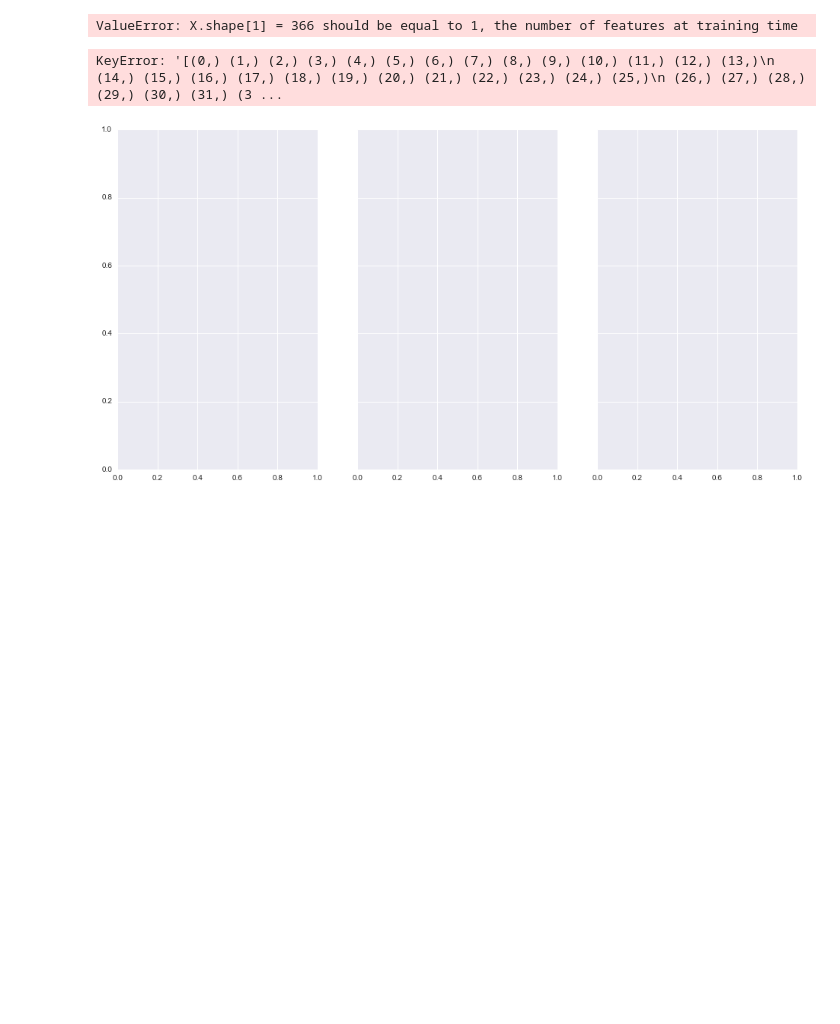
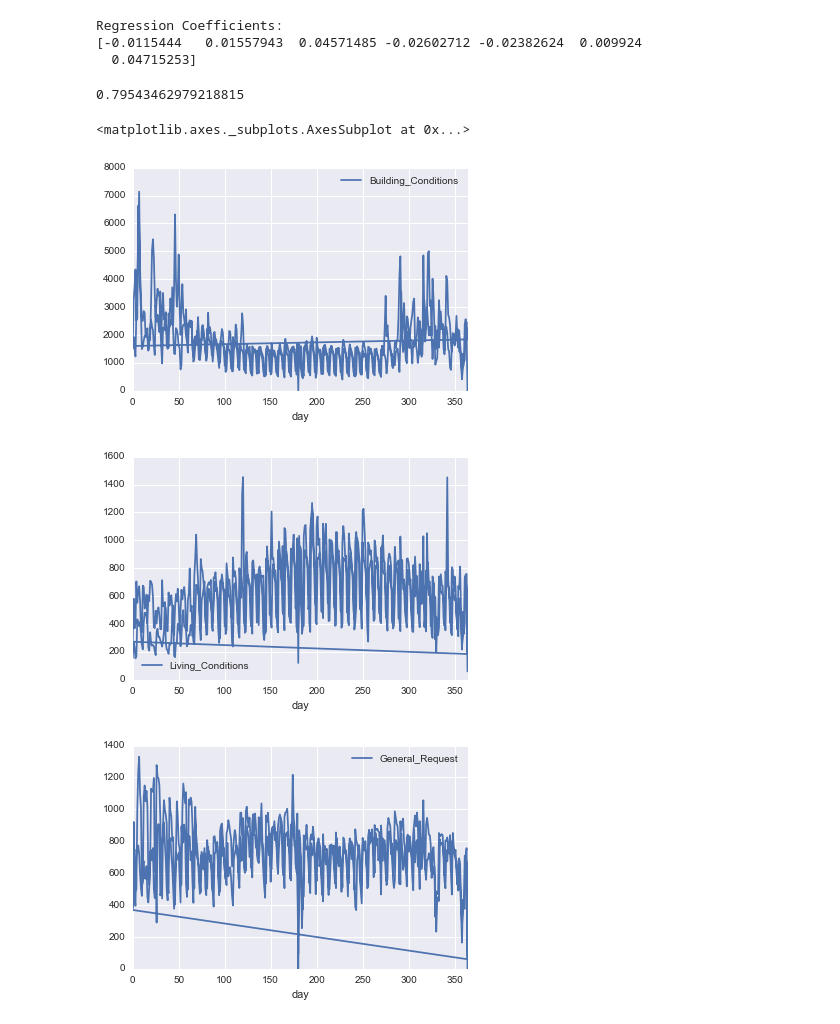
Before and after one commit to Whitepatrick/311_holidays, a Jupyter notebook: clean_data/final/nyc/new_explore.ipynb, the cells around one changed output. Drawn from its saved outputs; the diff is of its cells as text; code cells hidden in the pictures; blank space fills up the shorter version.

```diff
--- a/clean_data/final/nyc/new_explore.ipynb
+++ b/clean_data/final/nyc/new_explore.ipynb
@@ -17,12 +17,20 @@ import datetime
 from scipy import stats
 %matplotlib inline
 # %%
-df_2016 = pd.read_csv('2016_df.csv', parse_dates='Created_Date', index_col='Created_Date')
-df_2015 = pd.read_csv('2015_df.csv', parse_dates='Created_Date', index_col='Created_Date')
-df_2014 = pd.read_csv('2014_df.csv', parse_dates='Created_Date', index_col='Created_Date')
-#df_2016 = pd.read_csv('2016_df.csv', parse_dates='Created_Date')
-#df_2015 = pd.read_csv('2015_df.csv', parse_dates='Created_Date')
-#df_2014 = pd.read_csv('2014_df.csv', parse_dates='Created_Date')
+#df_2016 = pd.read_csv('2016_df.csv', parse_dates='Created_Date', index_col='Created_Date')
+#df_2015 = pd.read_csv('2015_df.csv', parse_dates='Created_Date', index_col='Created_Date')
+#df_2014 = pd.read_csv('2014_df.csv', parse_dates='Created_Date', index_col='Created_Date')
+df_2016 = pd.read_csv('2016_df.csv', parse_dates='Created_Date')
+df_2015 = pd.read_csv('2015_df.csv', parse_dates='Created_Date')
+df_2014 = pd.read_csv('2014_df.csv', parse_dates='Created_Date')
+# %%
+df_2014['day'] = df_2014.index
+df_2015['day'] = df_2015.index
+df_2016['day'] = df_2016.index
+# %%
+df_2014 = df_2014.set_index('Created_Date')
+df_2015 = df_2015.set_index('Created_Date')
+df_2016 = df_2016.set_index('Created_Date')
 # %%
 df_2016 = df_2016.replace(to_replace="-", value=0)
 # %%
@@ -74,7 +84,3 @@ svr = SVR()
 svr = svr.fit(X, y)
 # %%
 clf = clf.fit(X,y)
-# %%
-svr.predict(df_2016.index.day)
-# %% [output]
-ValueError: X.shape[1] = 366 should be equal to 1, the number of features at training time
@@ -80,0 +89,10 @@ ValueError: X.shape[1] = 366 should be equal to 1, the number of features at tra
+# %%
+print 'Regression Coefficients: \n', lr.coef_
+# %% [output]
+Regression Coefficients:
+[-0.0115444   0.01557943  0.04571485 -0.02602712 -0.02382624  0.009924
+  0.04715253]
+# %%
+lr.score(X,y)
+# %% [output]
+0.79543462979218815
@@ -81,11 +102,17 @@ ValueError: X.shape[1] = 366 should be equal to 1, the number of features at tra
+# %%
+train_years.plot(kind='line',x='day',y='Building_Conditions')
+train_years.plot(kind='line',x='day',y='Living_Conditions')
+train_years.plot(kind='line',x='day',y='General_Request')
+# %% [output]
+<matplotlib.axes._subplots.AxesSubplot at 0x...>
+[figure, added]
+[figure, added]
+[figure, added]
 # %%
-fig, axs = plt.subplots(1, 3, sharey=True)
-train_years.plot(kind='scatter', x=X, y='Max_TempF', ax=axs[0], figsize=(16, 8))
-train_years.plot(kind='scatter', x='Building_Conditions', y='Max_TempF', ax=axs[1])
-train_years.plot(kind='scatter', x='Living_Conditions', y='Max_TempF', ax=axs[2])
+#fig, axs = plt.subplots(1, 3, sharey=True)
+#train_years.plot(kind='scatter', x=X, y='Max_TempF', ax=axs[0], figsize=(16, 8))
+#train_years.plot(kind='scatter', x='Building_Conditions', y='Max_TempF', ax=axs[1])
+#train_years.plot(kind='scatter', x='Living_Conditions', y='Max_TempF', ax=axs[2])
-# %% [output]
-KeyError: '[(0,) (1,) (2,) (3,) (4,) (5,) (6,) (7,) (8,) (9,) (10,) (11,) (12,) (13,)\n (14,) (15,) (16,) (17,) (18,) (19,) (20,) (21,) (22,) (23,) (24,) (25,)\n (26,) (27,) (28,) (29,) (30,) (31,) (3 ...
-[figure, removed]
 # %%
 #fig, axs = plt.subplots(1, 3, sharey=True)
 #df_2014.plot(kind='scatter', x='Street_Sidewalk_Repair', y='Max_TempF', ax=axs[0], figsize=(16, 8))
```
Also changed, not shown: parts of 3 cells of this notebook, 1 other file.
